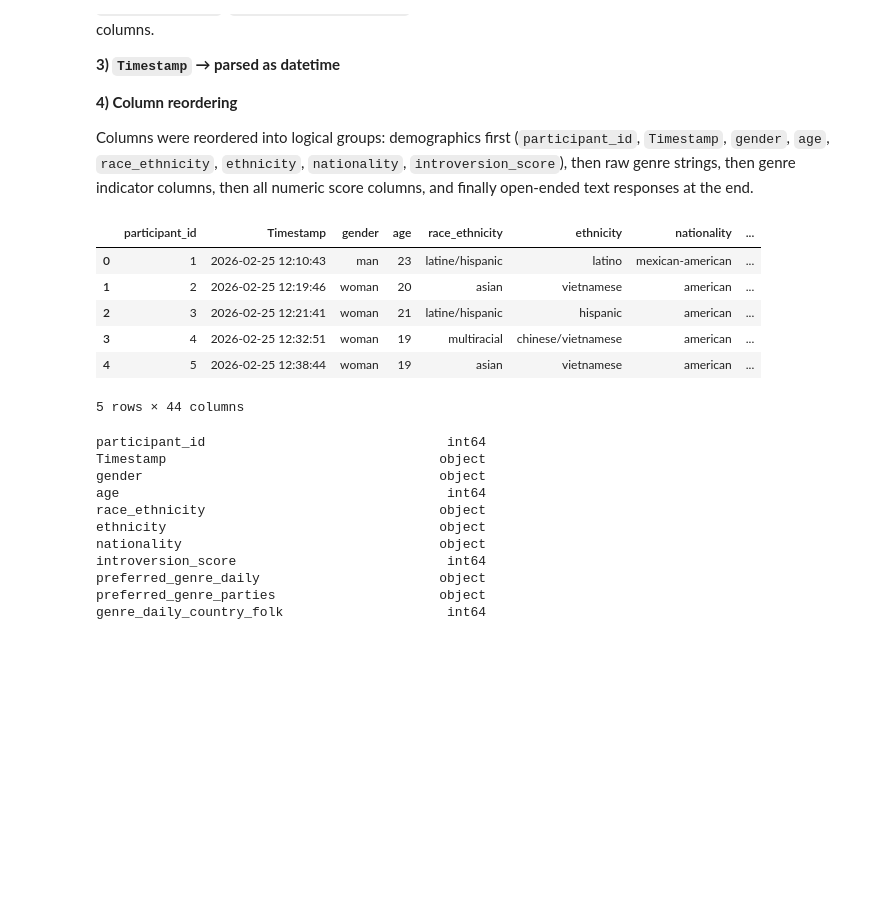
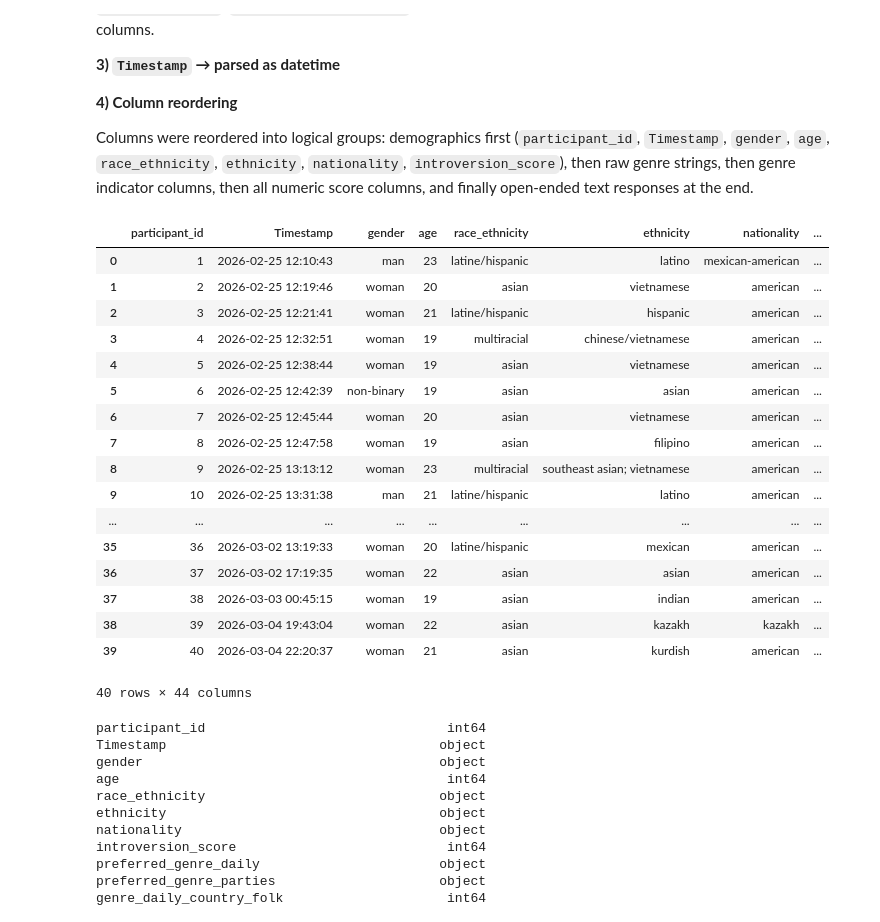
Before and after one commit to aranzahv4/music-motivation-survey-repo, a Jupyter notebook: notebooks/preparing_survey_data.ipynb, the cells around one changed output. Cells and saved outputs as stored; diff of their text form; code cells hidden in the pictures; blank space fills up the shorter version.

```diff
--- a/notebooks/preparing_survey_data.ipynb
+++ b/notebooks/preparing_survey_data.ipynb
@@ -654,19 +654,30 @@ Columns were reordered into logical groups: demographics first (`participant_id`
 # %%
 # loading in claude.ai's processed data:
 
 csv_file_claude = '../data/processed/survey_analysis_ready.csv'
 
 survey_claude_df = pd.read_csv(csv_file_claude)
 
-survey_claude_df.head()
+survey_claude_df
 # %% [output]
 |  | participant_id | Timestamp | gender | age | race_ethnicity | ethnicity | nationality | ... |
 | 0 | 1 | 2026-02-25 12:10:43 | man | 23 | latine/hispanic | latino | mexican-american | ... |
 | 1 | 2 | 2026-02-25 12:19:46 | woman | 20 | asian | vietnamese | american | ... |
 | 2 | 3 | 2026-02-25 12:21:41 | woman | 21 | latine/hispanic | hispanic | american | ... |
 | 3 | 4 | 2026-02-25 12:32:51 | woman | 19 | multiracial | chinese/vietnamese | american | ... |
 | 4 | 5 | 2026-02-25 12:38:44 | woman | 19 | asian | vietnamese | american | ... |
+| 5 | 6 | 2026-02-25 12:42:39 | non-binary | 19 | asian | asian | american | ... |
+| 6 | 7 | 2026-02-25 12:45:44 | woman | 20 | asian | vietnamese | american | ... |
+| 7 | 8 | 2026-02-25 12:47:58 | woman | 19 | asian | filipino | american | ... |
+| 8 | 9 | 2026-02-25 13:13:12 | woman | 23 | multiracial | southeast asian; vietnamese | american | ... |
+| 9 | 10 | 2026-02-25 13:31:38 | man | 21 | latine/hispanic | latino | american | ... |
+| ... | ... | ... | ... | ... | ... | ... | ... | ... |
+| 35 | 36 | 2026-03-02 13:19:33 | woman | 20 | latine/hispanic | mexican | american | ... |
+| 36 | 37 | 2026-03-02 17:19:35 | woman | 22 | asian | asian | american | ... |
+| 37 | 38 | 2026-03-03 00:45:15 | woman | 19 | asian | indian | american | ... |
+| 38 | 39 | 2026-03-04 19:43:04 | woman | 22 | asian | kazakh | kazakh | ... |
+| 39 | 40 | 2026-03-04 22:20:37 | woman | 21 | asian | kurdish | american | ... |
-5 rows × 44 columns
+40 rows × 44 columns
 # %%
 # let's look at the columns in this dataframe:
 survey_claude_df.columns.to_list()
```
Also changed, not shown: 4 other files.
